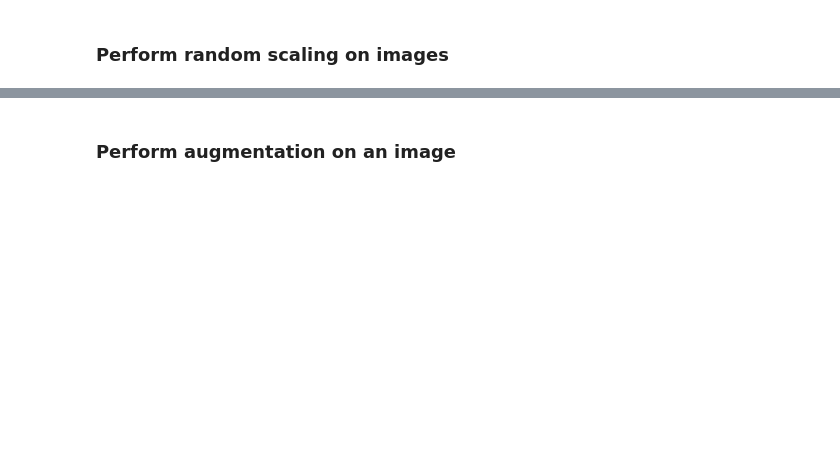
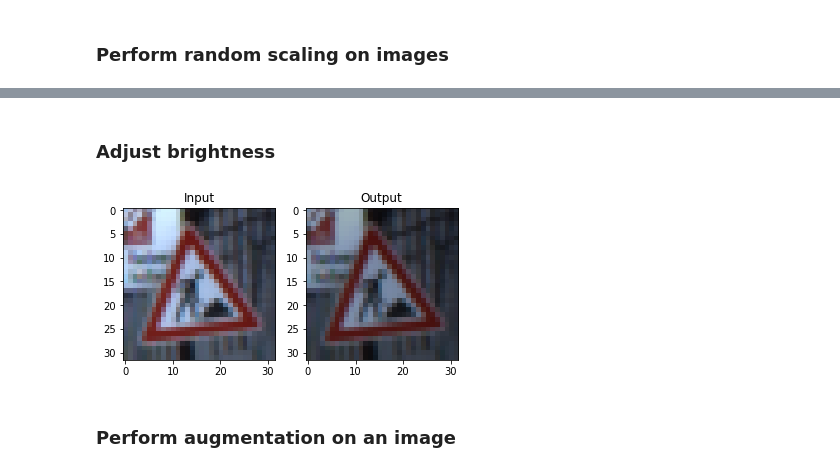
Before and after one commit to prasadpamidi/CarND-Traffic-Sign-Classifier-Project, a Jupyter notebook: Traffic_Sign_Classifier.ipynb, the cells around one changed output, grey strips where cells are left out. Saved outputs shown, nothing was run; the diff lists cells and outputs as text; code cells hidden in the pictures; blank space fills up the shorter version.

```diff
--- a/Traffic_Sign_Classifier.ipynb
+++ b/Traffic_Sign_Classifier.ipynb
@@ -260,3 +280,23 @@ plt.show()
+# %% [markdown]
+### Adjust brightness
+# %%
+def brightness(image):
+    dst = cv.cvtColor(image,cv.COLOR_RGB2HSV)
+    random_bright = .25+np.random.uniform()
+    dst[:,:,2] = dst[:,:,2]*random_bright
+    dst = cv.cvtColor(dst,cv.COLOR_HSV2RGB)
+    return dst
+
+%matplotlib inline
+
+img = random.choice(X_train)
+dst = brightness(img)
+
+plt.subplot(121),plt.imshow(img),plt.title('Input')
+plt.subplot(122),plt.imshow(dst),plt.title('Output')
+plt.show()
+# %% [output]
+[figure, added]
 # %% [markdown]
 ### Perform augmentation on an image
 # %%
```
Also changed, not shown: parts of 13 cells of this notebook, 11 other files.
